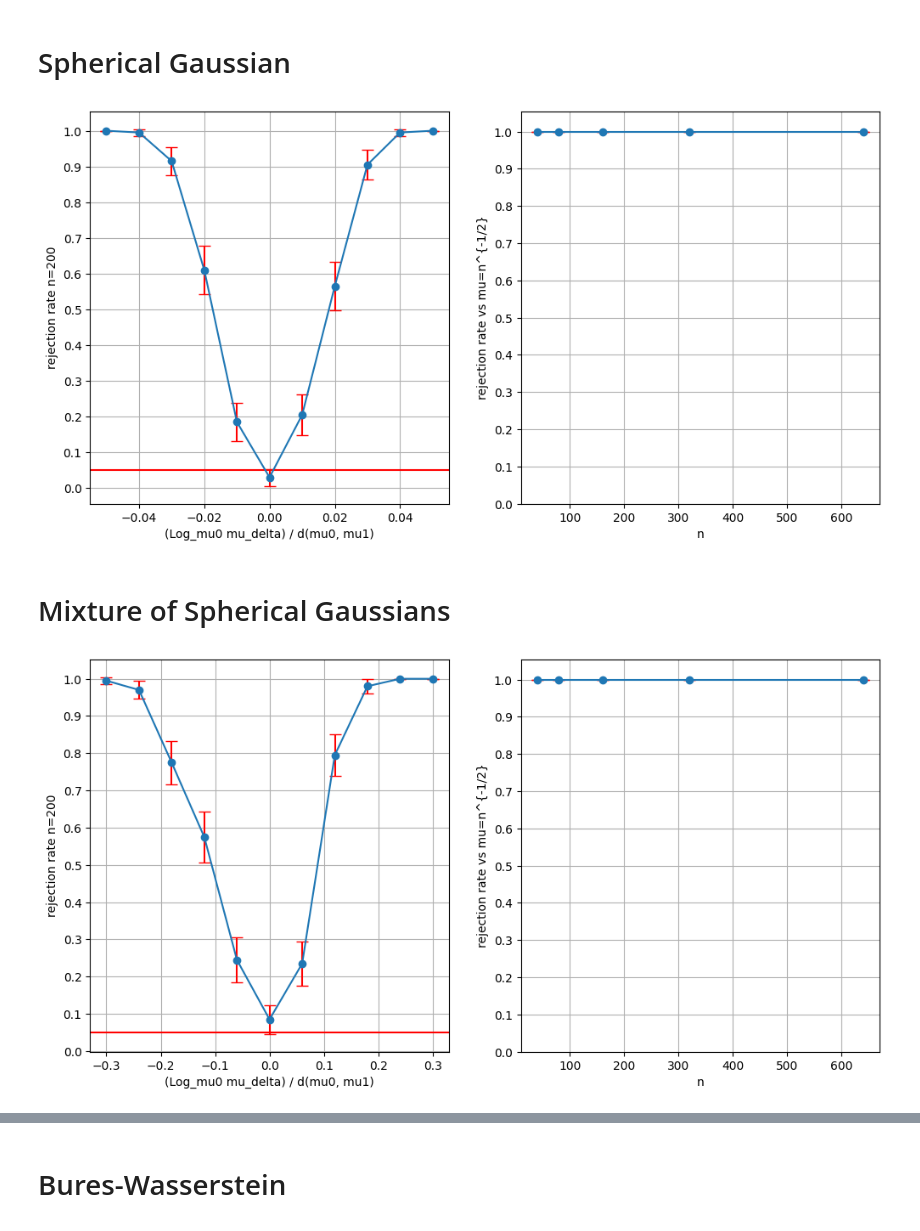
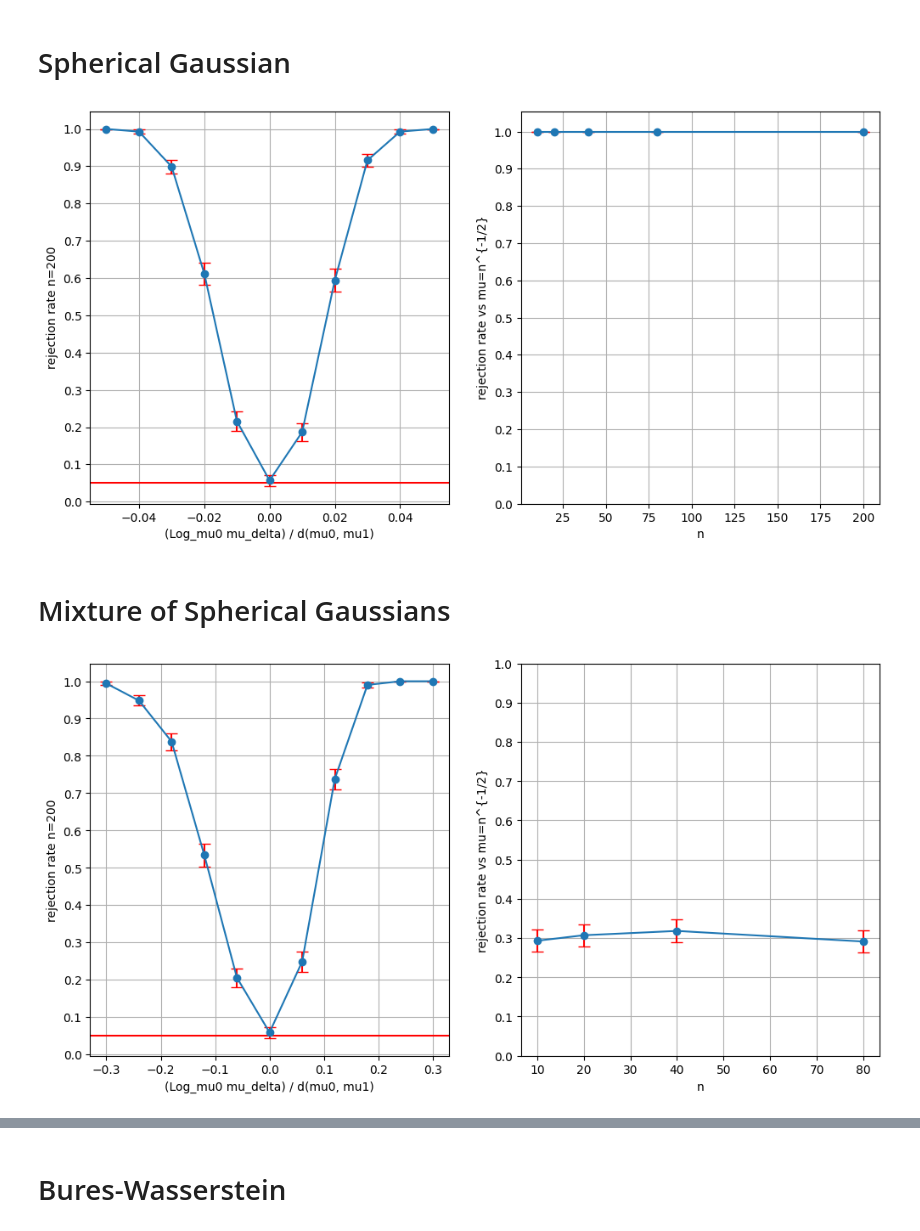
Before and after one commit to matthieubulte/meantesting, a Jupyter notebook: exploration.ipynb, the cells around one changed output, grey strips where cells are left out. Saved outputs shown, nothing was run; the diff lists cells and outputs as text; code cells hidden in the pictures.

```diff
--- a/exploration.ipynb
+++ b/exploration.ipynb
@@ -9,7 +9,7 @@ import plotting
 
 from manifold import mirror_vecs, geodesic
 from sphere import Sphere as S, proj_comp
-from bures_wasserstein import BuresWasserstein as BW, sym
+from bures_wasserstein import BuresWasserstein as BW, BuresWassersteinN as BWN, sym
 
 
 def mixture(key, x0, x1, p):
@@ -22,8 +22,8 @@ def mixture(key, x0, x1, p):
 
 
 alpha = 0.05
-num_bootstrap = 200
-mc_repeats = 200
+num_bootstrap = 500
+mc_repeats = 1000
 
 
 @partial(jax.jit, static_argnums=(0, 1, 2))
@@ -263,14 +233,13 @@ for i, delta in tqdm(enumerate(deltas)):
     delta_rates[i] = rm
     delta_rates_std[i] = rs
 
-ns = [40, 80, 160, 320, 640]
+ns = [10, 20, 40, 80, 200]
 local_rates = np.zeros(len(ns))
 local_rates_std = np.zeros(len(ns))
 for i, n_i in tqdm(enumerate(ns)):
-    rm, rs = eval_test_mc(S, n, sample_von_mises, (mu_delta(4 / np.sqrt(n_i)),), mu_0)
+    rm, rs = eval_test_mc(S, n, sample_von_mises, (mu_delta(1 / np.sqrt(n_i)),), mu_0)
     local_rates[i] = rm
     local_rates_std[i] = rs
-
 
 plotting.plot_sim_results(
     mc_repeats,
@@ -283,7 +252,7 @@ plotting.plot_sim_results(
     local_rates_std,
 )
 # %% [output]
-[figure, old version]
+[figure, new version]
 # %% [markdown]
 # Mixture of Spherical Gaussians
 # %%
@@ -297,7 +266,6 @@ def sample_mixture(key, n, mu0, mu1, p):
 
 # sampling from a mixture of two gaussians with mean angles 0 and pi/2 and mixture weight 1/3
 # the sample mean is then the angle pi/6
-
 mix_mu_0 = jnp.array([0.0, 1.0])
 mix_mu_1 = jnp.array([1.0, 0.0])
 p = 1 / 3
@@ -315,35 +283,33 @@ for i, delta in tqdm(enumerate(deltas)):
         geodesic(S, mix_mu_1, mu_1, delta),
         p,
     )
     rm, rs = eval_test_mc(S, n, sample_mixture, sampler_args, mu_0)
     delta_rates[i] = rm
     delta_rates_std[i] = rs
 
-ns = [40, 80, 160, 320, 640]
+ns = [10, 20, 40, 80]
 local_rates = np.zeros(len(ns))
 local_rates_std = np.zeros(len(ns))
 for i, n_i in tqdm(enumerate(ns)):
-    delta = 4 / np.sqrt(n_i)
+    delta = 1 / np.sqrt(n_i)
     sampler_args = (
         geodesic(S, mix_mu_0, mu_1, delta),
         geodesic(S, mix_mu_1, mu_1, delta),
-        0.2,
         p,
     )
-
     rm, rs = eval_test_mc(S, n_i, sample_mixture, sampler_args, mu_0)
     local_rates[i] = rm
     local_rates_std[i] = rs
 
 plotting.plot_sim_results(
     mc_repeats,
     n,
     deltas,
     delta_rates,
     delta_rates_std,
     ns,
     local_rates,
     local_rates_std,
 )
 # %% [output]
-[figure, old version]
+[figure, new version]
```
Also changed, not shown: parts of 3 cells of this notebook, 6 other files.
